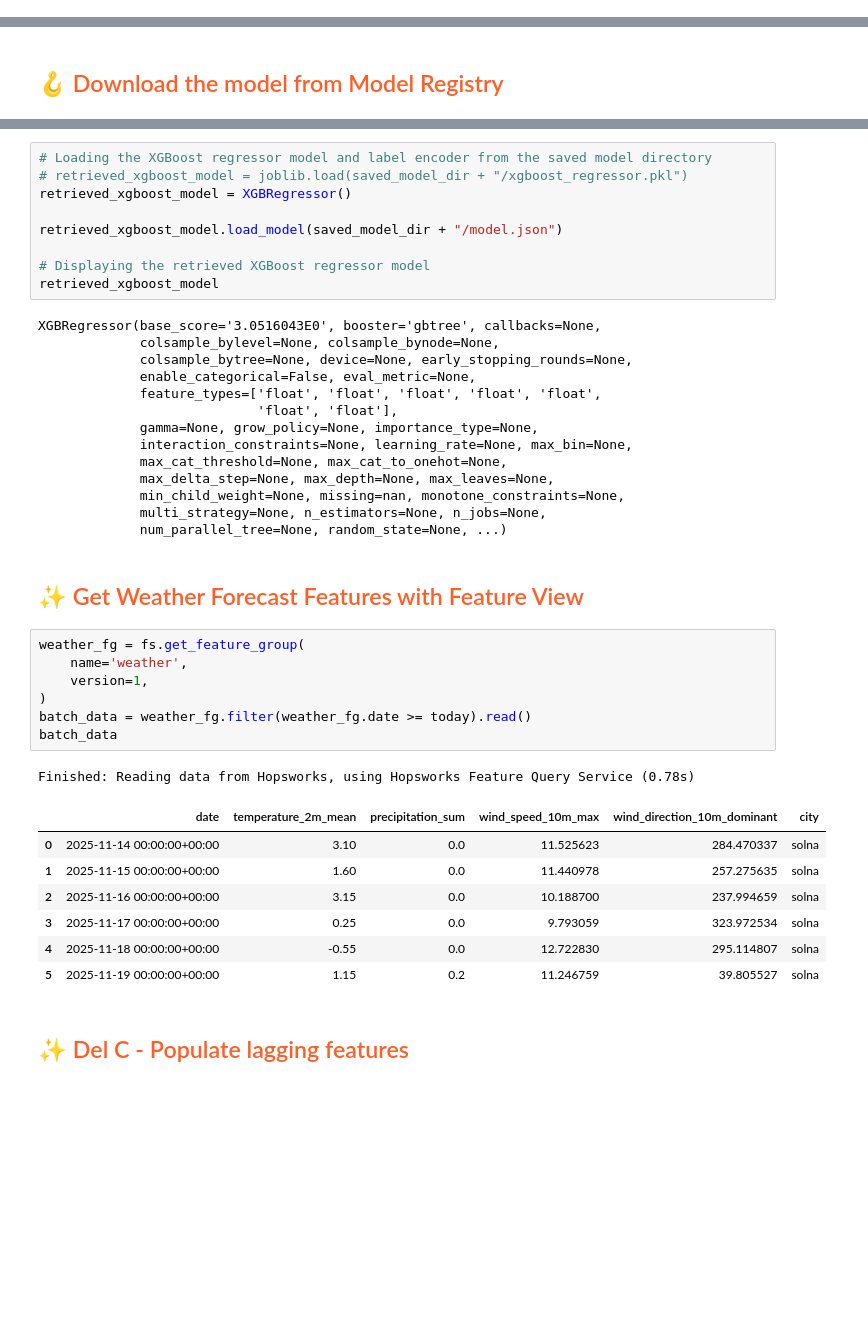
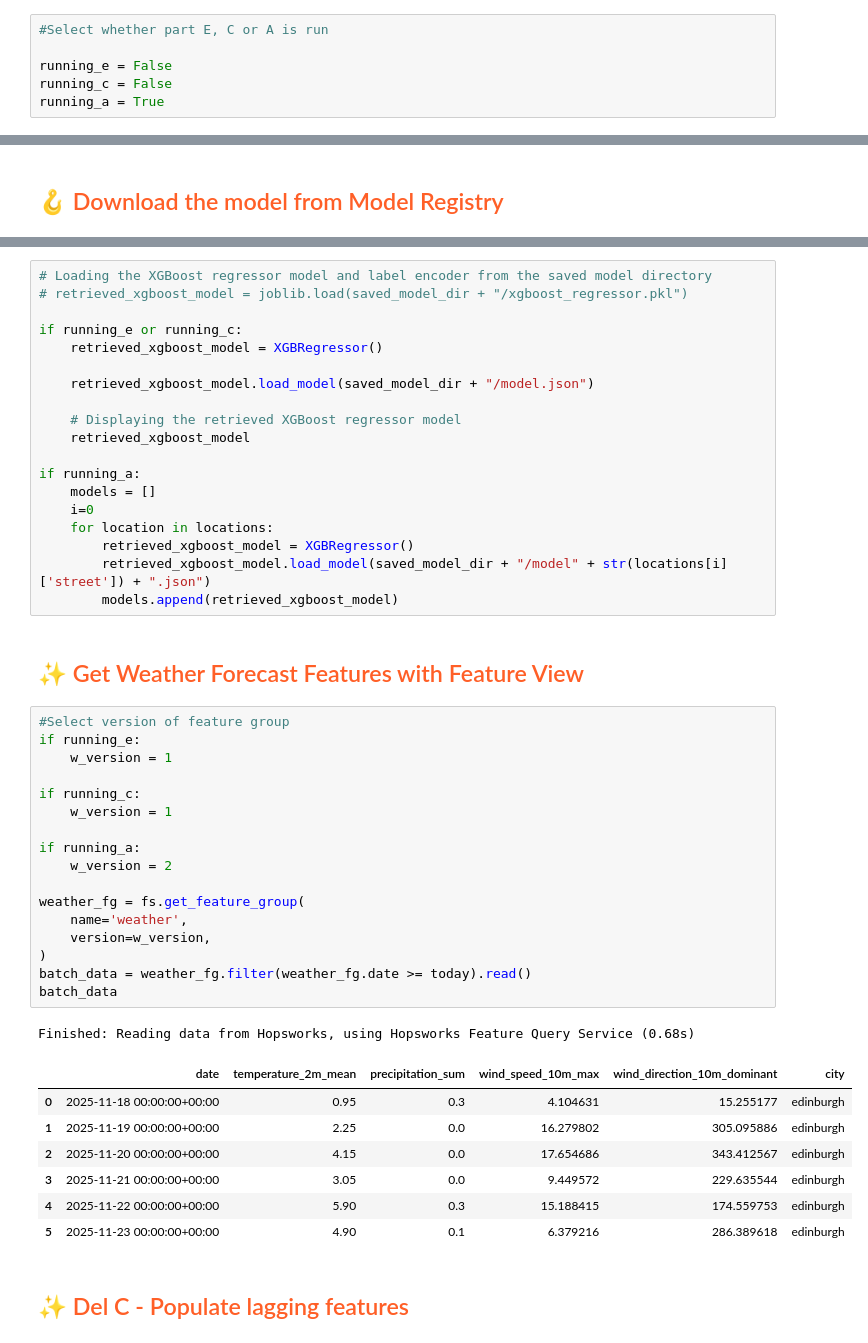
Before and after one commit to Isabell257/id2223-lab1, a Jupyter notebook: notebooks/airquality/4_air_quality_batch_inference.ipynb, the cells around one changed output, grey strips where cells are left out. Drawn from its saved outputs; the diff is of its cells as text; blank space fills up the shorter version.

```diff
--- a/notebooks/airquality/4_air_quality_batch_inference.ipynb
+++ b/notebooks/airquality/4_air_quality_batch_inference.ipynb
@@ -69,3 +71,9 @@ datetime.datetime(2025, 11, 13, 17, 41, 56, 899021)
+# %%
+#Select whether part E, C or A is run
+
+running_e = False
+running_c = False
+running_a = True
 # %% [markdown]
 ## <span style="color:#ff5f27;"> 📡 Connect to Hopsworks Feature Store </span>
 # %%
@@ -111,44 +142,50 @@ Downloading model artifact (1 dirs, 5 files)... DONE
 # %%
 # Loading the XGBoost regressor model and label encoder from the saved model directory
 # retrieved_xgboost_model = joblib.load(saved_model_dir + "/xgboost_regressor.pkl")
-retrieved_xgboost_model = XGBRegressor()
 
-retrieved_xgboost_model.load_model(saved_model_dir + "/model.json")
+if running_e or running_c:
+    retrieved_xgboost_model = XGBRegressor()
 
-# Displaying the retrieved XGBoost regressor model
-retrieved_xgboost_model
+    retrieved_xgboost_model.load_model(saved_model_dir + "/model.json")
+
+    # Displaying the retrieved XGBoost regressor model
+    retrieved_xgboost_model
+
+if running_a:
+    models = []
+    i=0
+    for location in locations:
+        retrieved_xgboost_model = XGBRegressor()
+        retrieved_xgboost_model.load_model(saved_model_dir + "/model" + str(locations[i]['street']) + ".json")
+        models.append(retrieved_xgboost_model)
-# %% [output]
-XGBRegressor(base_score='3.0516043E0', booster='gbtree', callbacks=None,
-             colsample_bylevel=None, colsample_bynode=None,
-             colsample_bytree=None, device=None, early_stopping_rounds=None,
-             enable_categorical=False, eval_metric=None,
-             feature_types=['float', 'float', 'float', 'float', 'float',
-                            'float', 'float'],
-             gamma=None, grow_policy=None, importance_type=None,
-             interaction_constraints=None, learning_rate=None, max_bin=None,
-             max_cat_threshold=None, max_cat_to_onehot=None,
-             max_delta_step=None, max_depth=None, max_leaves=None,
-             min_child_weight=None, missing=nan, monotone_constraints=None,
-             multi_strategy=None, n_estimators=None, n_jobs=None,
-             num_parallel_tree=None, random_state=None, ...)
 # %% [markdown]
 ## <span style="color:#ff5f27;">✨ Get Weather Forecast Features with Feature View   </span>
 # %%
+#Select version of feature group
+if running_e:
+    w_version = 1
+
+if running_c:
+    w_version = 1
+
+if running_a:
+    w_version = 2
+
 weather_fg = fs.get_feature_group(
     name='weather',
-    version=1,
+    version=w_version,
 )
 batch_data = weather_fg.filter(weather_fg.date >= today).read()
 batch_data
 # %% [output]
-Finished: Reading data from Hopsworks, using Hopsworks Feature Query Service (0.78s)
+Finished: Reading data from Hopsworks, using Hopsworks Feature Query Service (0.68s)
 |  | date | temperature_2m_mean | precipitation_sum | wind_speed_10m_max | wind_direction_10m_dominant | city |
-| 0 | 2025-11-14 00:00:00+00:00 | 3.10 | 0.0 | 11.525623 | 284.470337 | solna |
-| 1 | 2025-11-15 00:00:00+00:00 | 1.60 | 0.0 | 11.440978 | 257.275635 | solna |
-| 2 | 2025-11-16 00:00:00+00:00 | 3.15 | 0.0 | 10.188700 | 237.994659 | solna |
-| 3 | 2025-11-17 00:00:00+00:00 | 0.25 | 0.0 | 9.793059 | 323.972534 | solna |
-| 4 | 2025-11-18 00:00:00+00:00 | -0.55 | 0.0 | 12.722830 | 295.114807 | solna |
-| 5 | 2025-11-19 00:00:00+00:00 | 1.15 | 0.2 | 11.246759 | 39.805527 | solna |
+| 0 | 2025-11-18 00:00:00+00:00 | 0.95 | 0.3 | 4.104631 | 15.255177 | edinburgh |
+| 1 | 2025-11-19 00:00:00+00:00 | 2.25 | 0.0 | 16.279802 | 305.095886 | edinburgh |
+| 2 | 2025-11-20 00:00:00+00:00 | 4.15 | 0.0 | 17.654686 | 343.412567 | edinburgh |
+| 3 | 2025-11-21 00:00:00+00:00 | 3.05 | 0.0 | 9.449572 | 229.635544 | edinburgh |
+| 4 | 2025-11-22 00:00:00+00:00 | 5.90 | 0.3 | 15.188415 | 174.559753 | edinburgh |
+| 5 | 2025-11-23 00:00:00+00:00 | 4.90 | 0.1 | 6.379216 | 286.389618 | edinburgh |
 # %% [markdown]
 ## <span style="color:#ff5f27;">✨ Del C - Populate lagging features   </span>
 # %%
```
Also changed, not shown: parts of 16 cells of this notebook, 7 other files.
